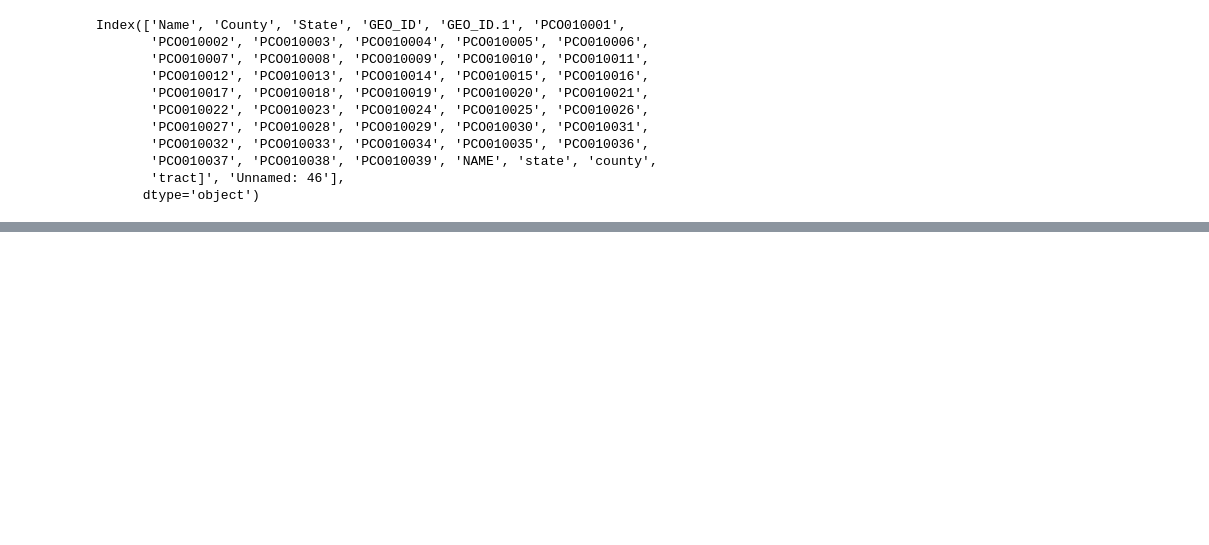
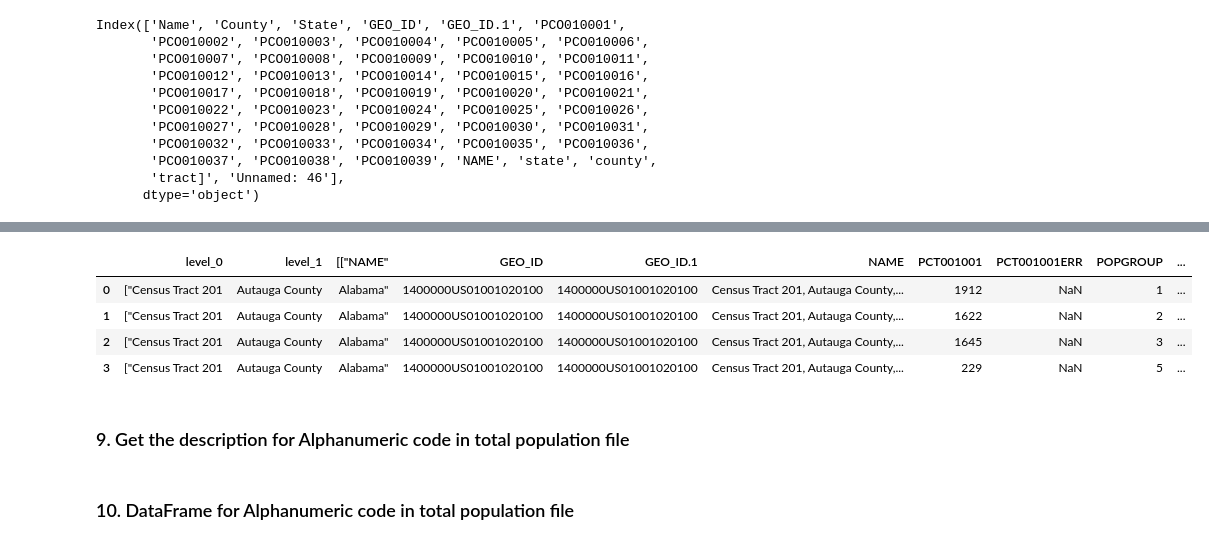
Before and after one commit to GayathriUNT/Nexstep, a Jupyter notebook: First_Internship_Project.ipynb, the cells around one changed output, grey strips where cells are left out. Cells and saved outputs as stored; diff of their text form; code cells hidden in the pictures; blank space fills up the shorter version.

```diff
--- a/First_Internship_Project.ipynb
+++ b/First_Internship_Project.ipynb
@@ -130,0 +231,10 @@ Total (701-702, 704, 706, 801-802, 900-901, 903-904)
+# %%
+df_1.head(4)
+# %% [output]
+|  | level_0 | level_1 | [["NAME" | GEO_ID | GEO_ID.1 | NAME | PCT001001 | PCT001001ERR | POPGROUP | ... |
+| 0 | ["Census Tract 201 | Autauga County | Alabama" | 1400000US01001020100 | 1400000US01001020100 | Census Tract 201, Autauga County,... | 1912 | NaN | 1 | ... |
+| 1 | ["Census Tract 201 | Autauga County | Alabama" | 1400000US01001020100 | 1400000US01001020100 | Census Tract 201, Autauga County,... | 1622 | NaN | 2 | ... |
+| 2 | ["Census Tract 201 | Autauga County | Alabama" | 1400000US01001020100 | 1400000US01001020100 | Census Tract 201, Autauga County,... | 1645 | NaN | 3 | ... |
+| 3 | ["Census Tract 201 | Autauga County | Alabama" | 1400000US01001020100 | 1400000US01001020100 | Census Tract 201, Autauga County,... | 229 | NaN | 5 | ... |
+# %% [markdown]
+### 9. Get the description for Alphanumeric code in total population file <a id='9_load_total'></a>
@@ -130,0 +246,2 @@ Total (701-702, 704, 706, 801-802, 900-901, 903-904)
+# %% [markdown]
+### 10. DataFrame for Alphanumeric code in total population file <a id='10_df_total'></a>
```
Also changed, not shown: parts of 38 cells of this notebook.
